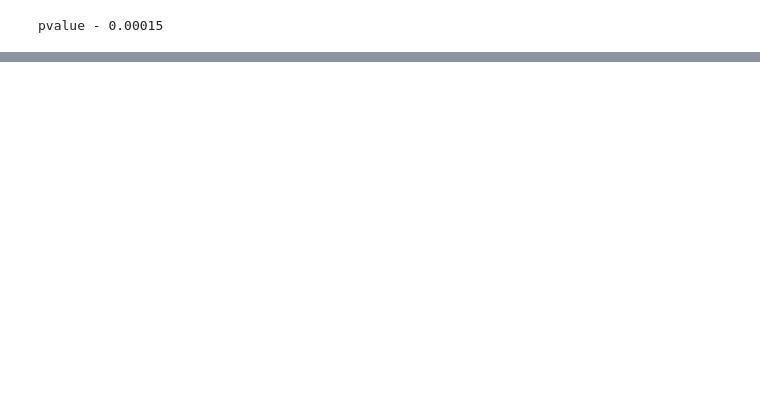
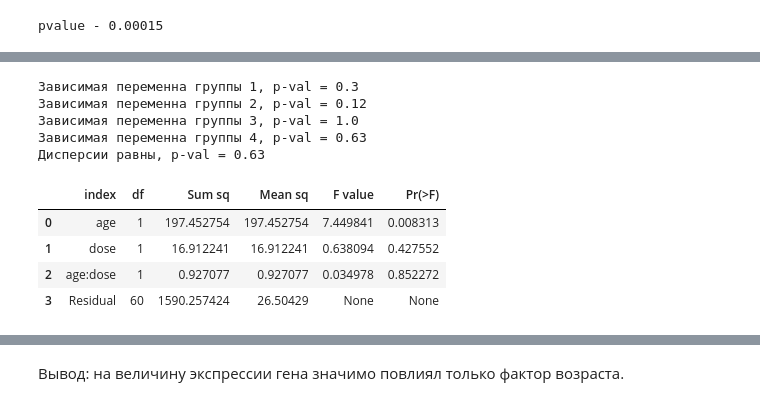
Before and after one commit to LeonidShturmin/stepikcourse, a Jupyter notebook: mathstat.ipynb, the cells around one changed output, grey strips where cells are left out. Cells and saved outputs as stored; diff of their text form; code cells hidden in the pictures; blank space fills up the shorter version.

```diff
--- a/mathstat.ipynb
+++ b/mathstat.ipynb
@@ -1241,0 +1426,15 @@ tyukyutest(expr)
+# %%
+gene_expression = pd.read_csv(PATH + '/stepikcourse/atherosclerosis.csv')
+# %%
+twowayanova(gene_expression)
+# %% [output]
+Зависимая переменна группы 1, p-val = 0.3
+Зависимая переменна группы 2, p-val = 0.12
+Зависимая переменна группы 3, p-val = 1.0
+Зависимая переменна группы 4, p-val = 0.63
+Дисперсии равны, p-val = 0.63
+|  | index | df | Sum sq | Mean sq | F value | Pr(>F) |
+| 0 | age | 1 | 197.452754 | 197.452754 | 7.449841 | 0.008313 |
+| 1 | dose | 1 | 16.912241 | 16.912241 | 0.638094 | 0.427552 |
+| 2 | age:dose | 1 | 0.927077 | 0.927077 | 0.034978 | 0.852272 |
+| 3 | Residual | 60 | 1590.257424 | 26.50429 | None | None |
@@ -1241,0 +1442,2 @@ tyukyutest(expr)
+# %% [markdown]
+Вывод: на величину экспрессии гена значимо повлиял только фактор возраста.
```
Also changed, not shown: parts of 80 cells of this notebook.
